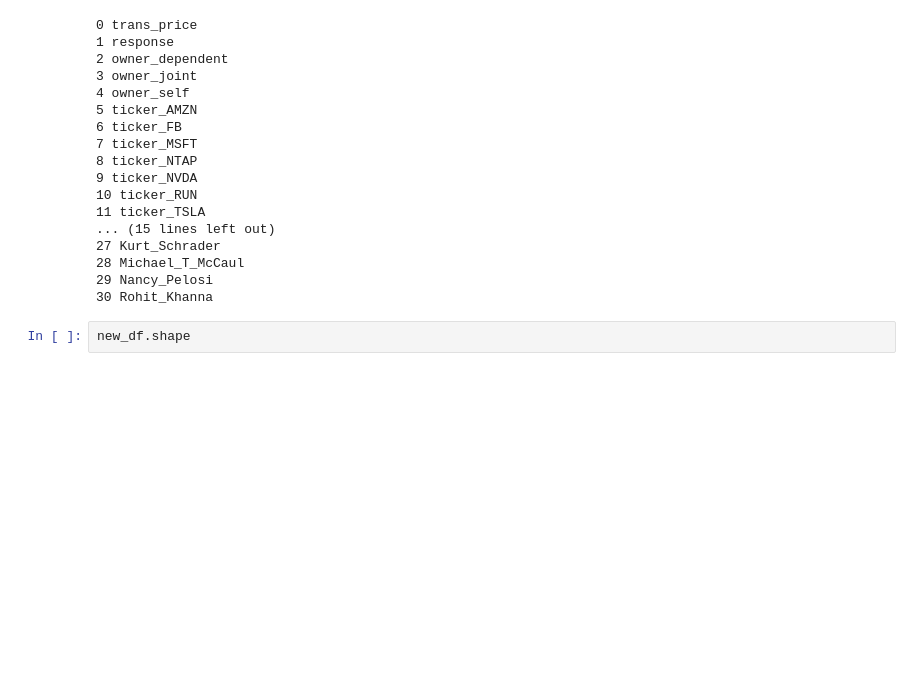
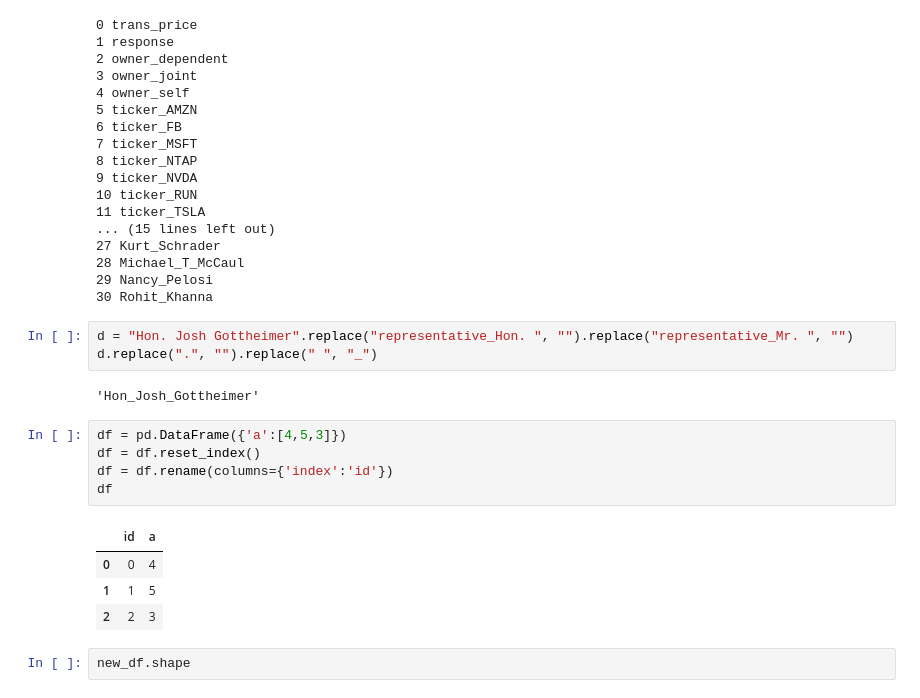
Before and after one commit to MSIA/2022-msia423-Dhatwalia-Narin-project, a Jupyter notebook: notebooks/develop/Dataset Testing .ipynb, the cells around one changed output. Saved outputs shown, nothing was run; the diff lists cells and outputs as text; blank space fills up the shorter version.

```diff
--- a/notebooks/develop/Dataset Testing .ipynb
+++ b/notebooks/develop/Dataset Testing .ipynb
@@ -301,6 +301,21 @@ for i in range(len(new_df.columns)): print(i, new_df.columns[i])
 28 Michael_T_McCaul
 29 Nancy_Pelosi
 30 Rohit_Khanna
+# %%
+d = "Hon. Josh Gottheimer".replace("representative_Hon. ", "").replace("representative_Mr. ", "")
+d.replace(".", "").replace(" ", "_")
+# %% [output]
+'Hon_Josh_Gottheimer'
+# %%
+df = pd.DataFrame({'a':[4,5,3]})
+df = df.reset_index()
+df = df.rename(columns={'index':'id'})
+df
+# %% [output]
+|  | id | a |
+| 0 | 0 | 4 |
+| 1 | 1 | 5 |
+| 2 | 2 | 3 |
 # %%
 new_df.shape
 # %% [output]
```
Also changed, not shown: 11 other files.
